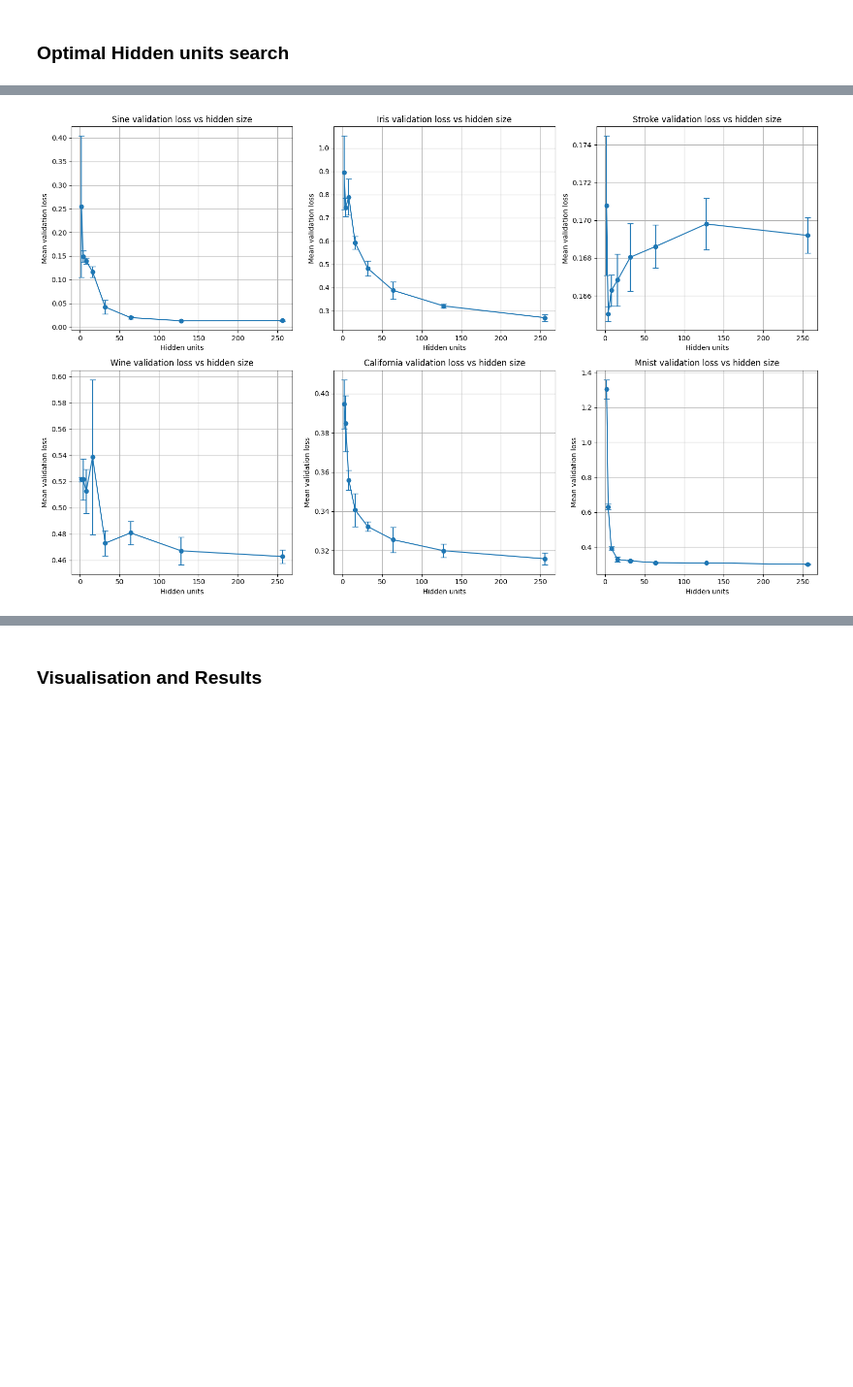
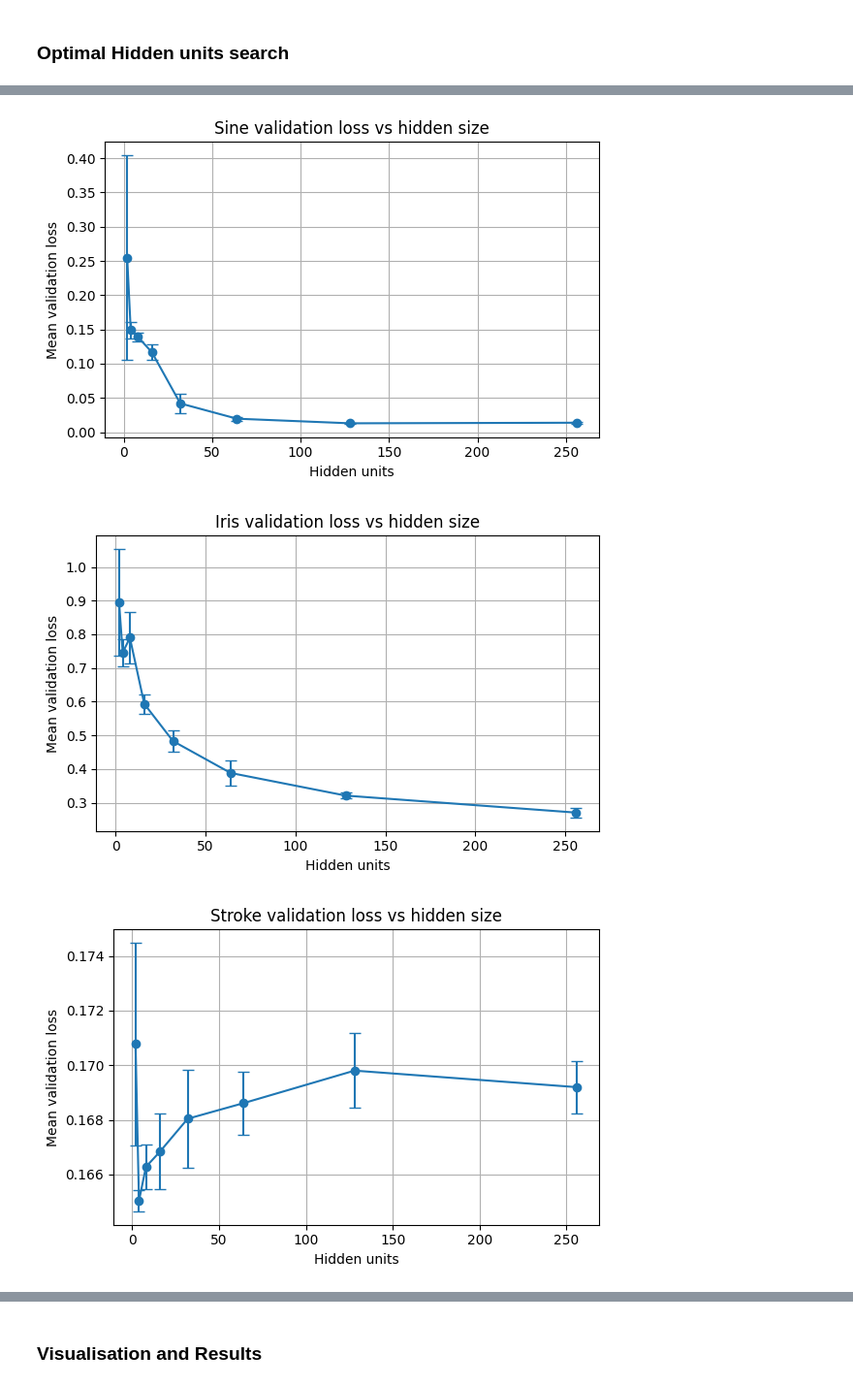
Before and after one commit to TasheelGovender/ML_assignment3, a Jupyter notebook: src/assignment_3.ipynb, the cells around one changed output, grey strips where cells are left out. Shown at 97% size. Saved outputs shown, nothing was run; the diff lists cells and outputs as text; code cells hidden in the pictures; blank space fills up the shorter version.

Commit message:
Tuning results

```diff
--- a/src/assignment_3.ipynb
+++ b/src/assignment_3.ipynb
@@ -249,15 +253,14 @@ class FeedforwardNN(nn.Module):
 # %% [markdown]
 ### Training Algorithms
 # %%
-def train_sgd(model, X_train, y_train, X_test, y_test, epochs=50, lr=0.01, batch_size=32, classification=True):
+def train_sgd(model, X_train, y_train, X_test, y_test, epochs=50, lr=0.01, batch_size=32, classification=True, momentum=0.0):
     criterion = nn.CrossEntropyLoss() if classification else nn.MSELoss()
-    optimizer = torch.optim.SGD(model.parameters(), lr=lr)
+    optimizer = torch.optim.SGD(model.parameters(), lr=lr, momentum=momentum)
     train_losses = []
     test_losses = []
 
     X_train_tensor = torch.tensor(X_train, dtype=torch.float32)
     X_test_tensor = torch.tensor(X_test, dtype=torch.float32)
-    # Fix: Use float32 for regression targets
     if classification:
         y_train_tensor = torch.tensor(y_train, dtype=torch.long)
         y_test_tensor = torch.tensor(y_test, dtype=torch.long)
@@ -276,6 +279,7 @@ def train_sgd(model, X_train, y_train, X_test, y_test, epochs=50, lr=0.01, batch
             outputs = model(xb)
             loss = criterion(outputs, yb)
             loss.backward()
+            torch.nn.utils.clip_grad_norm_(model.parameters(), max_norm=1.0)  # Clip gradients
             optimizer.step()
             running_loss += loss.item() * xb.size(0)
         train_loss = running_loss / len(loader.dataset)
@@ -1247,7 +1231,7 @@ search_results = {}
 
 # Sine (regression)
 sine_results = hidden_unit_search("sine", classification=False)
-parsimonious, best, se_best, threshold = select_best_hidden(sine_results, minimization=True)
+parsimonious, best, se_best, threshold = select_best_hidden(sine_results, task="regression", metric="mse", n_runs=n_runs, relative_rule=True)
 search_results["sine"] = {
     "results": sine_results,
     "selected": parsimonious,
@@ -1259,7 +1243,7 @@ print(f"Sine: Selected hidden units = {parsimonious['hidden_dim']} (mean val los
 
 # Iris (classification)
 iris_results = hidden_unit_search("iris", classification=True)
-parsimonious, best, se_best, threshold = select_best_hidden(iris_results, minimization=True)
+parsimonious, best, se_best, threshold = select_best_hidden(iris_results, task="classification", metric="val", n_runs=n_runs, relative_rule=True)
 search_results["iris"] = {
     "results": iris_results,
     "selected": parsimonious,
@@ -1271,7 +1255,7 @@ print(f"Iris: Selected hidden units = {parsimonious['hidden_dim']} (mean val los
 
 # Stroke (classification)
 stroke_results = hidden_unit_search("stroke", classification=True)
-parsimonious, best, se_best, threshold = select_best_hidden(stroke_results, minimization=True)
+parsimonious, best, se_best, threshold = select_best_hidden(stroke_results, task="classification", metric="val", n_runs=n_runs, relative_rule=True)
 search_results["stroke"] = {
     "results": stroke_results,
     "selected": parsimonious,
@@ -1283,7 +1267,7 @@ print(f"Stroke: Selected hidden units = {parsimonious['hidden_dim']} (mean val l
 
 # Wine (regression)
 wine_results = hidden_unit_search("wine", classification=False)
-parsimonious, best, se_best, threshold = select_best_hidden(wine_results, minimization=True)
+parsimonious, best, se_best, threshold = select_best_hidden(wine_results, task="regression", metric="mse", n_runs=n_runs, relative_rule=True)
 search_results["wine"] = {
     "results": wine_results,
     "selected": parsimonious,
@@ -1295,7 +1279,7 @@ print(f"Wine: Selected hidden units = {parsimonious['hidden_dim']} (mean val los
 
 # California Housing (regression)
 california_results = hidden_unit_search("california", classification=False)
-parsimonious, best, se_best, threshold = select_best_hidden(california_results, minimization=True)
+parsimonious, best, se_best, threshold = select_best_hidden(california_results, task="regression", metric="mse", n_runs=n_runs, relative_rule=True)
 search_results["california"] = {
     "results": california_results,
     "selected": parsimonious,
@@ -1307,7 +1291,7 @@ print(f"California: Selected hidden units = {parsimonious['hidden_dim']} (mean v
 
 # MNIST (classification)
 mnist_results = hidden_unit_search("mnist", classification=True)
-parsimonious, best, se_best, threshold = select_best_hidden(mnist_results, minimization=True)
+parsimonious, best, se_best, threshold = select_best_hidden(mnist_results, task="classification", metric="val", n_runs=n_runs, relative_rule=True)
 search_results["mnist"] = {
     "results": mnist_results,
     "selected": parsimonious,
@@ -1336,23 +1320,24 @@ All hidden unit search results saved to results/hidden_unit_search_results_20250
 # %%
 # Load results
 with open("results/hidden_unit_search_results_20250930_134929.json", "r") as f:
     search_results = json.load(f)
 
 datasets = list(search_results.keys())
 
-plt.figure(figsize=(16, 10))
 for i, ds in enumerate(datasets):
     results = search_results[ds]["results"]
     hidden_sizes = [r["hidden_dim"] for r in results]
     mean_vals = [r["mean_val"] for r in results]
     std_vals = [r["std_val"] for r in results]
-    plt.subplot(2, 3, i+1)
+    plt.figure(figsize=(6, 4))
     plt.errorbar(hidden_sizes, mean_vals, yerr=std_vals, fmt='-o', capsize=4)
     plt.title(f"{ds.capitalize()} validation loss vs hidden size")
     plt.xlabel("Hidden units")
     plt.ylabel("Mean validation loss")
     plt.grid(True)
-plt.tight_layout()
-plt.show()
+    plt.tight_layout()
+    plt.show()
 # %% [output]
-[figure, old version]
+[figure, new version]
+[figure, added]
+[figure, added]
```
Also changed, not shown: parts of 15 cells of this notebook, 28 other files.
